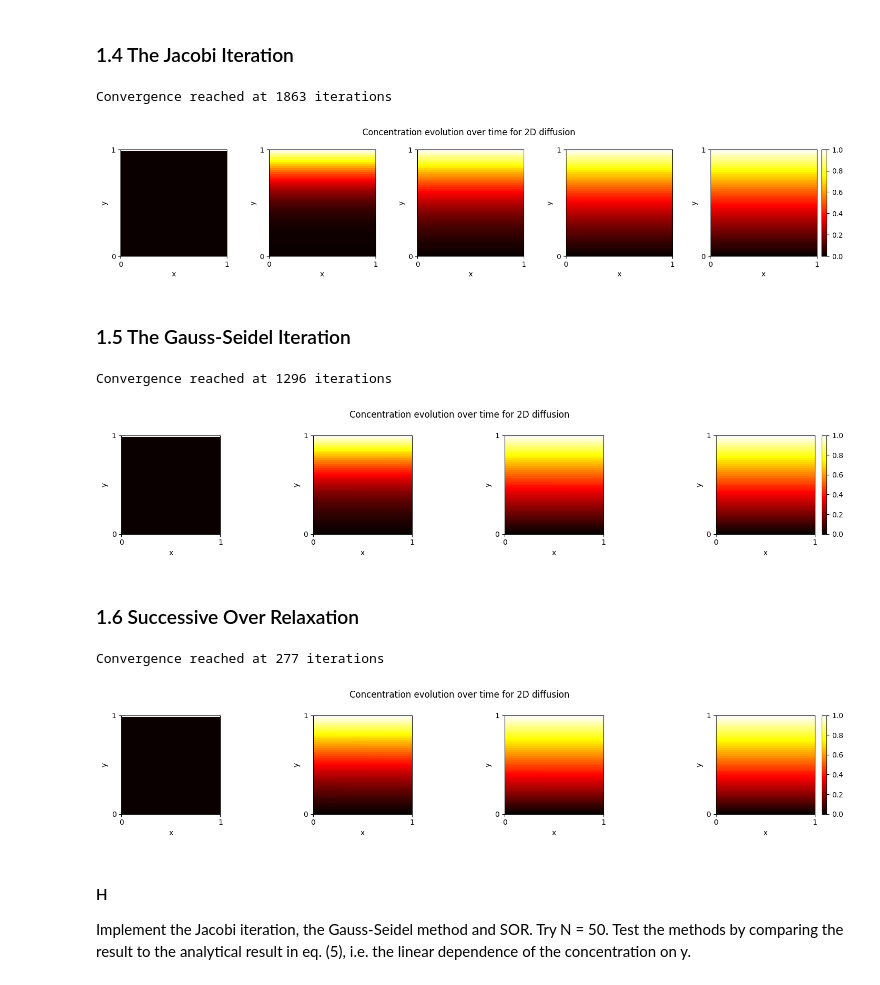
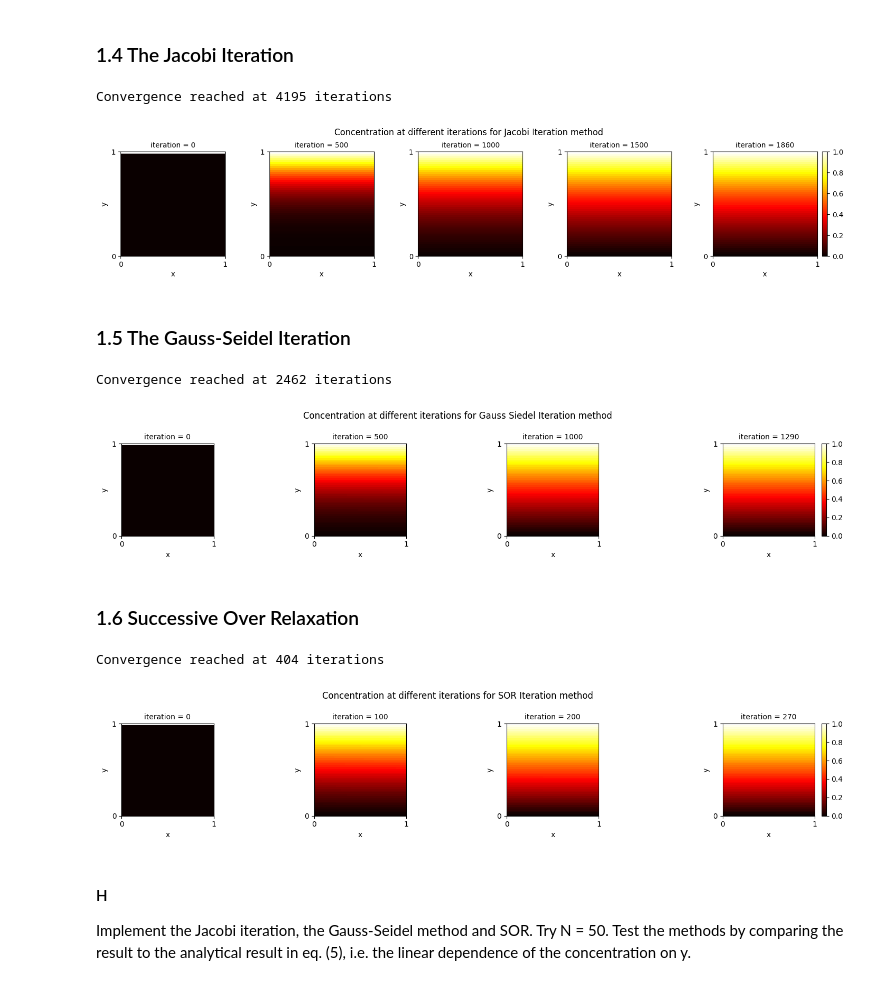
Before and after one commit to shreyaraghavendra/scientific-computing-group2, a Jupyter notebook: set1.ipynb, the cells around one changed output. Drawn from its saved outputs; the diff is of its cells as text; code cells hidden in the pictures.

```diff
--- a/set1.ipynb
+++ b/set1.ipynb
@@ -282,14 +306,13 @@ Animation saved as diffusion.gif
 # %% [markdown]
 ### 1.4 The Jacobi Iteration
 # %%
-def simulate_2D_diffusion_jacobi(x_0, epsilon = 10e-5):
+def simulate_2D_diffusion_jacobi(x_0, epsilon = 1e-5, max_iter = 10000, save_iter_interval = 10):
     """
     Simulate the 2D diffusion using the Jacobi iteration method with a stopping condition.
 
     :param x_0: The initial concentration.
     :param epsilon: The convergence criterion.
     """
-    time_steps = 10000
 
     c_current = init_concentration_matrix_2d(len(x_0), len(x_0))
     c_current[:,:] = x_0 # Initial condition at t=0
@@ -298,7 +321,7 @@ def simulate_2D_diffusion_jacobi(x_0, epsilon = 10e-5):
     saved_matrices = []
     saved_matrices.append(c_current.copy())
 
-    for k in range(1, time_steps):
+    for k in range(1, max_iter+1):
         for i in range(1, c_current.shape[0] - 1):  # Skip the first and last rows which are boundary conditions
             for j in range(c_current.shape[1]):
                 jp = (j + 1) % c_current.shape[1]  # If at the end, wrap to the beginning
@@ -308,15 +331,15 @@ def simulate_2D_diffusion_jacobi(x_0, epsilon = 10e-5):
                 c_next[i, j] = 0.25 * (c_current[i+1, j] + c_current[i-1, j] +
                                     c_current[i, jp] + c_current[i, jm])
 
-        if k % 10 == 0:  # Save every 10 iterations
+        if k % save_iter_interval == 0:  # Save every 10 iterations
             saved_matrices.append(c_next.copy())
 
         delta = np.max(np.abs(c_next - c_current))
         if delta < epsilon:
             print(f"Convergence reached at {k} iterations")
             break
-        if k == time_steps-1:
-            print(f"No convergence after max time steps {time_steps} and {k} iterations")
+        if k == max_iter:
+            print(f"No convergence after max iterations {max_iter}")
             break
 
         c_current[:, :] = c_next
@@ -325,10 +348,11 @@ def simulate_2D_diffusion_jacobi(x_0, epsilon = 10e-5):
 # %%
 N = 50
 x_0 = np.zeros((N+1, N+1), dtype=float)
-x_0[:,-1] = 1
-jacobi, cj, k = simulate_2D_diffusion_jacobi(x_0.T)
+x_0[-1,:] = 1
+jacobi, cj, k = simulate_2D_diffusion_jacobi(x_0)
+save_iter_interval = 10
 # %% [output]
-Convergence reached at 1863 iterations
+Convergence reached at 4195 iterations
 # %%
 x = np.linspace(0, L, N+1)
 y = np.linspace(0, L, N+1)
@@ -342,19 +366,20 @@ for i, idx in enumerate([0,50,100,150,186]):
     ax[i].set_ylabel('y')
     ax[i].set_xticks([0, L])
     ax[i].set_yticks([0, L])
+    ax[i].set_title(f'iteration = {idx*10}', fontsize=10)
 
 # Add a colorbar to the last axis in the subplot
 fig.colorbar(im, ax=ax[-1], fraction=0.046, pad=0.04)
 
-fig.suptitle('Concentration evolution over time for 2D diffusion', fontsize=12)
+fig.suptitle('Concentration at different iterations for Jacobi Iteration method', fontsize=12)
 plt.tight_layout()
 plt.show()
 # %% [output]
-[figure, old version]
+[figure, new version]
 # %% [markdown]
 ### 1.5 The Gauss-Seidel Iteration
 # %%
-def simulate_2D_diffusion_gauss_seidel(x_0, epsilon = 10e-5):
+def simulate_2D_diffusion_gauss_seidel(x_0, epsilon = 1e-5):
     """
     Simulate the 2D diffusion using the Gauss-Seidel iteration method with a stopping condition.
 
@@ -394,30 +419,31 @@ def simulate_2D_diffusion_gauss_seidel(x_0, epsilon = 10e-5):
 
     return saved_matrices, c, k
 # %%
-gauss, cg, k = simulate_2D_diffusion_gauss_seidel(x_0.T)
+gauss, cg, k = simulate_2D_diffusion_gauss_seidel(x_0)
 
 x = np.linspace(0, L, N+1)
 y = np.linspace(0, L, N+1)
 X, Y = np.meshgrid(x, y)
 
 fig, ax = plt.subplots(nrows=1, ncols=4, figsize=(15, 3))
 
 for i, idx in enumerate([0,50,100,129]):
     im = ax[i].imshow(gauss[idx], cmap='hot', interpolation='nearest', origin='lower', extent=[0, L, 0, L])
     ax[i].set_xlabel('x')
     ax[i].set_ylabel('y')
     ax[i].set_xticks([0, L])
     ax[i].set_yticks([0, L])
+    ax[i].set_title(f'iteration = {idx*10}', fontsize=10)
 
 # Add a colorbar to the last axis in the subplot
 fig.colorbar(im, ax=ax[-1], fraction=0.046, pad=0.04)
 
-fig.suptitle('Concentration evolution over time for 2D diffusion', fontsize=12)
+fig.suptitle('Concentration at different iterations for Gauss Siedel Iteration method', fontsize=12)
 plt.tight_layout()
 plt.show()
 # %% [output]
-Convergence reached at 1296 iterations
+Convergence reached at 2462 iterations
-[figure, old version]
+[figure, new version]
 # %% [markdown]
 ### 1.6 Successive Over Relaxation
 # %%
@@ -463,7 +489,7 @@ def simulate_2D_diffusion_SOR(x_0, epsilon = 10e-5, omega=1.85):
 
     return saved_matrices, c, k
 # %%
-sor1, cs1, k = simulate_2D_diffusion_SOR(x_0.T, omega=1.80)
+sor1, cs1, k = simulate_2D_diffusion_SOR(x_0, omega=1.80)
 
 x = np.linspace(0, L, N+1)
 y = np.linspace(0, L, N+1)
@@ -477,15 +503,16 @@ for i, idx in enumerate([0,10,20,27]):
     ax[i].set_ylabel('y')
     ax[i].set_xticks([0, L])
     ax[i].set_yticks([0, L])
+    ax[i].set_title(f'iteration = {idx*10}', fontsize=10)
 
 fig.colorbar(im, ax=ax[-1], fraction=0.046, pad=0.04)
 
-fig.suptitle('Concentration evolution over time for 2D diffusion', fontsize=12)
+fig.suptitle('Concentration at different iterations for SOR Iteration method', fontsize=12)
 plt.tight_layout()
 plt.show()
 # %% [output]
-Convergence reached at 277 iterations
+Convergence reached at 404 iterations
-[figure, old version]
+[figure, new version]
 # %% [markdown]
 #### H
 Implement the Jacobi iteration, the Gauss-Seidel method and SOR. Try N = 50. Test the methods by comparing the result to the analytical result in eq. (5), i.e. the linear dependence of the concentration on y.
```
Also changed, not shown: parts of 20 cells of this notebook.
